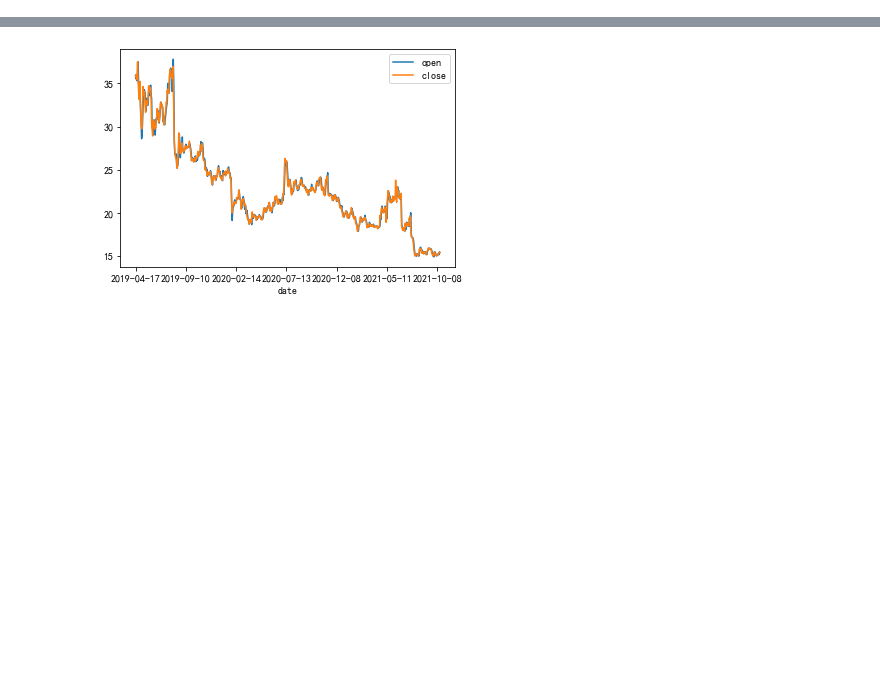
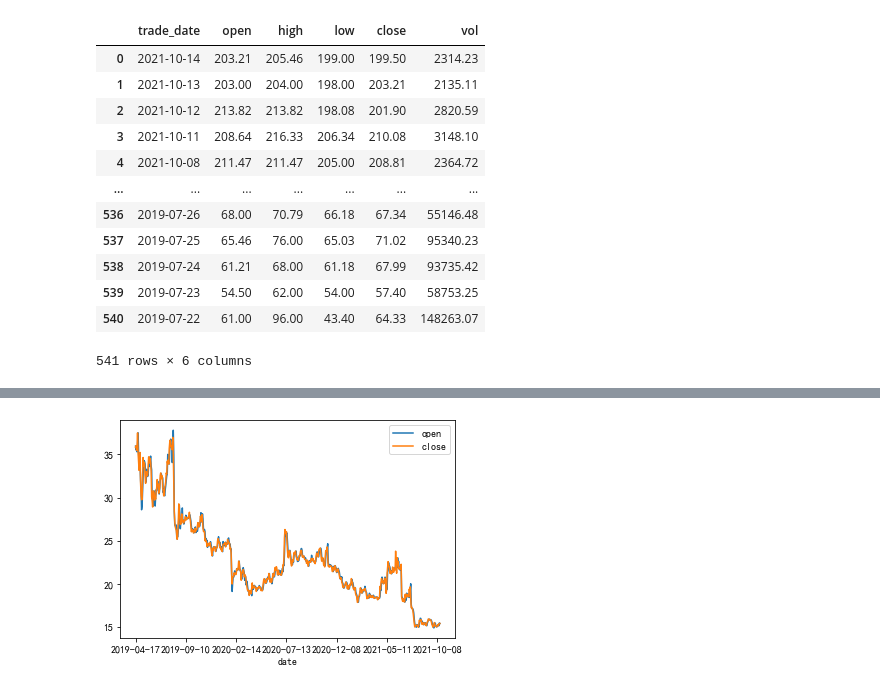
Before and after one commit to besttea/BestteaPythonWork, a Jupyter notebook: stocktest/stocktest.ipynb, the cells around one changed output, grey strips where cells are left out. Drawn from its saved outputs; the diff is of its cells as text; code cells hidden in the pictures; blank space fills up the shorter version.

```diff
--- a/stocktest/stocktest.ipynb
+++ b/stocktest/stocktest.ipynb
@@ -98,0 +85,18 @@ print(i.iloc[::-1])
+# %%
+# data=pd.read_csv("./stock600848.csv",parse_dates=["trade_date"],index_col="trade_date")[["open","high","low","close"]]
+data=pd.read_csv("./stock688333.csv",parse_dates=["trade_date"])[["trade_date","open","high","low","close","vol"]]
+data
+# %% [output]
+|  | trade_date | open | high | low | close | vol |
+| 0 | 2021-10-14 | 203.21 | 205.46 | 199.00 | 199.50 | 2314.23 |
+| 1 | 2021-10-13 | 203.00 | 204.00 | 198.00 | 203.21 | 2135.11 |
+| 2 | 2021-10-12 | 213.82 | 213.82 | 198.08 | 201.90 | 2820.59 |
+| 3 | 2021-10-11 | 208.64 | 216.33 | 206.34 | 210.08 | 3148.10 |
+| 4 | 2021-10-08 | 211.47 | 211.47 | 205.00 | 208.81 | 2364.72 |
+| ... | ... | ... | ... | ... | ... | ... |
+| 536 | 2019-07-26 | 68.00 | 70.79 | 66.18 | 67.34 | 55146.48 |
+| 537 | 2019-07-25 | 65.46 | 76.00 | 65.03 | 71.02 | 95340.23 |
+| 538 | 2019-07-24 | 61.21 | 68.00 | 61.18 | 67.99 | 93735.42 |
+| 539 | 2019-07-23 | 54.50 | 62.00 | 54.00 | 57.40 | 58753.25 |
+| 540 | 2019-07-22 | 61.00 | 96.00 | 43.40 | 64.33 | 148263.07 |
+541 rows × 6 columns
```
Also changed, not shown: parts of 16 cells of this notebook, 2 other files.
